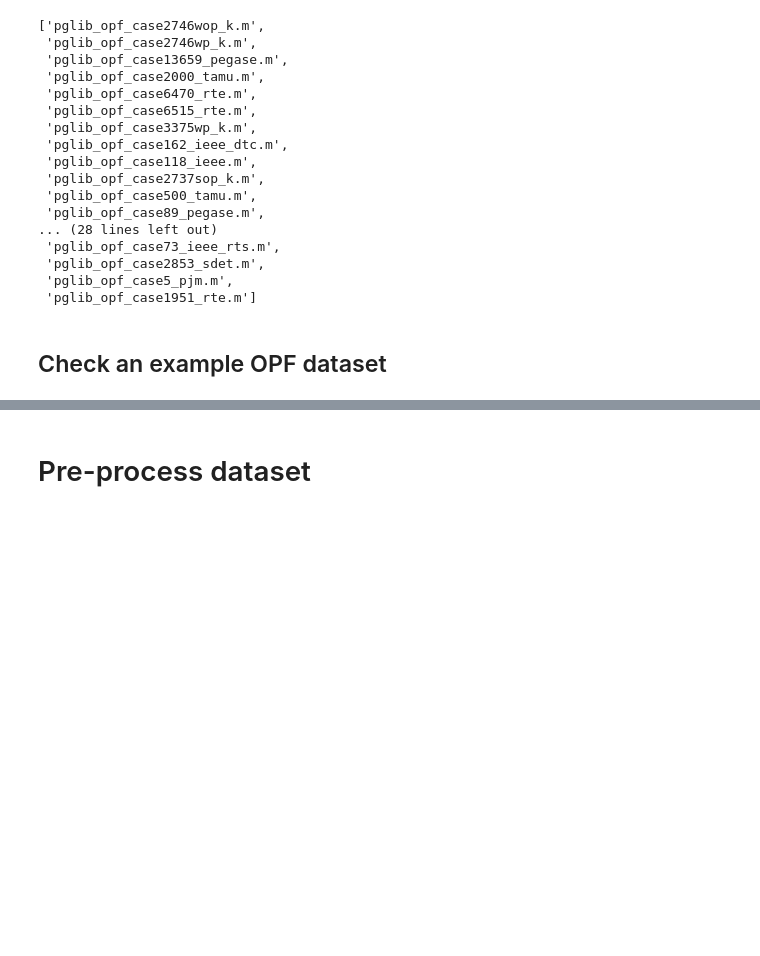
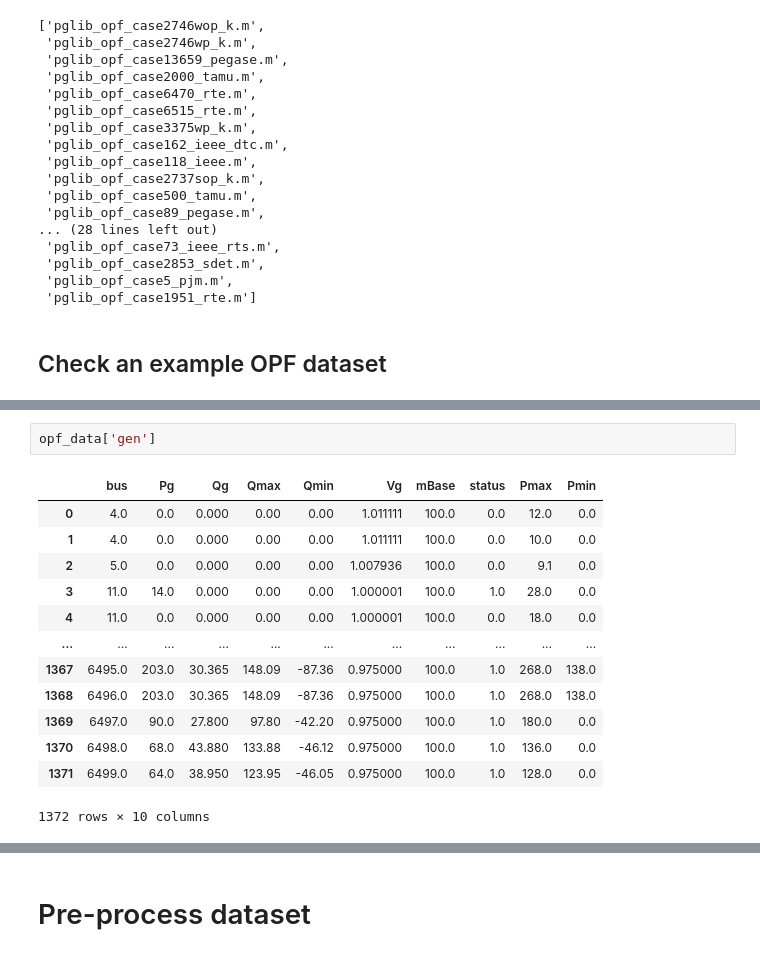
Before and after one commit to jhyun0919/Project_EE394V_SPR2020, a Jupyter notebook: codes/experiments/data_preprocess.ipynb, the cells around one changed output, grey strips where cells are left out. Cells and saved outputs as stored; diff of their text form; blank space fills up the shorter version.

```diff
--- a/codes/experiments/data_preprocess.ipynb
+++ b/codes/experiments/data_preprocess.ipynb
@@ -58,0 +92,16 @@ opf_data_dict[list(opf_data_dict.keys())[0]]
+# %%
+opf_data['gen']
+# %% [output]
+|  | bus | Pg | Qg | Qmax | Qmin | Vg | mBase | status | Pmax | Pmin |
+| 0 | 4.0 | 0.0 | 0.000 | 0.00 | 0.00 | 1.011111 | 100.0 | 0.0 | 12.0 | 0.0 |
+| 1 | 4.0 | 0.0 | 0.000 | 0.00 | 0.00 | 1.011111 | 100.0 | 0.0 | 10.0 | 0.0 |
+| 2 | 5.0 | 0.0 | 0.000 | 0.00 | 0.00 | 1.007936 | 100.0 | 0.0 | 9.1 | 0.0 |
+| 3 | 11.0 | 14.0 | 0.000 | 0.00 | 0.00 | 1.000001 | 100.0 | 1.0 | 28.0 | 0.0 |
+| 4 | 11.0 | 0.0 | 0.000 | 0.00 | 0.00 | 1.000001 | 100.0 | 0.0 | 18.0 | 0.0 |
+| ... | ... | ... | ... | ... | ... | ... | ... | ... | ... | ... |
+| 1367 | 6495.0 | 203.0 | 30.365 | 148.09 | -87.36 | 0.975000 | 100.0 | 1.0 | 268.0 | 138.0 |
+| 1368 | 6496.0 | 203.0 | 30.365 | 148.09 | -87.36 | 0.975000 | 100.0 | 1.0 | 268.0 | 138.0 |
+| 1369 | 6497.0 | 90.0 | 27.800 | 97.80 | -42.20 | 0.975000 | 100.0 | 1.0 | 180.0 | 0.0 |
+| 1370 | 6498.0 | 68.0 | 43.880 | 133.88 | -46.12 | 0.975000 | 100.0 | 1.0 | 136.0 | 0.0 |
+| 1371 | 6499.0 | 64.0 | 38.950 | 123.95 | -46.05 | 0.975000 | 100.0 | 1.0 | 128.0 | 0.0 |
+1372 rows × 10 columns
```
Also changed, not shown: parts of 9 cells of this notebook.
